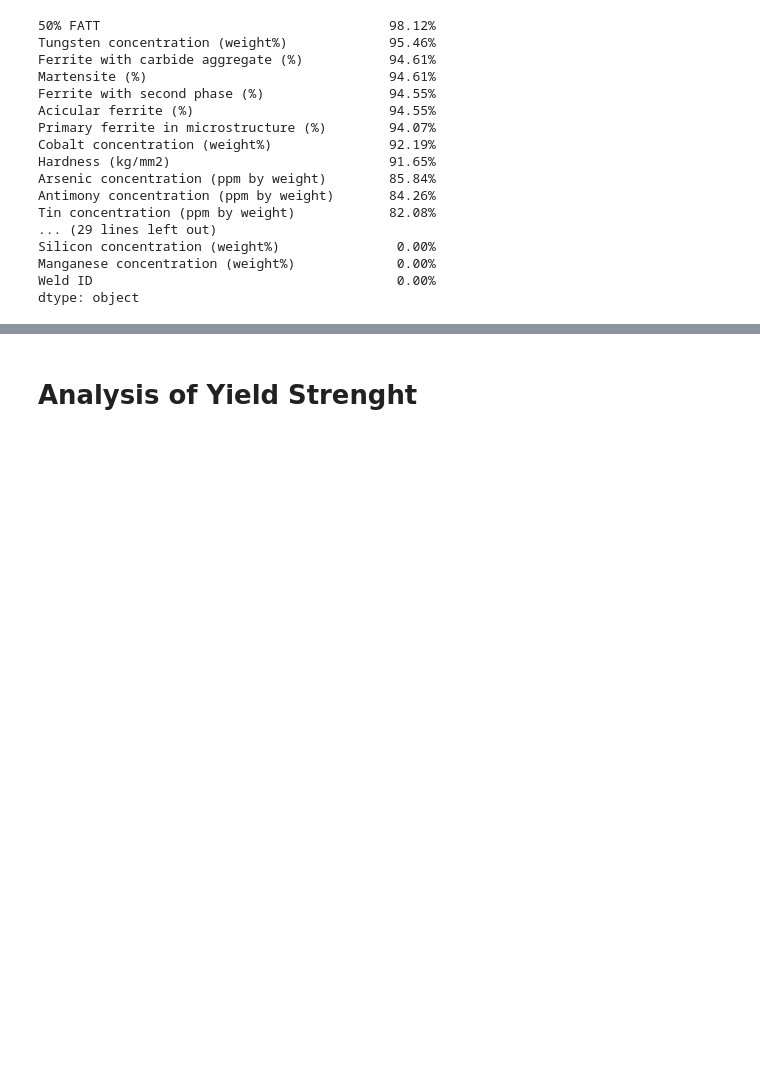
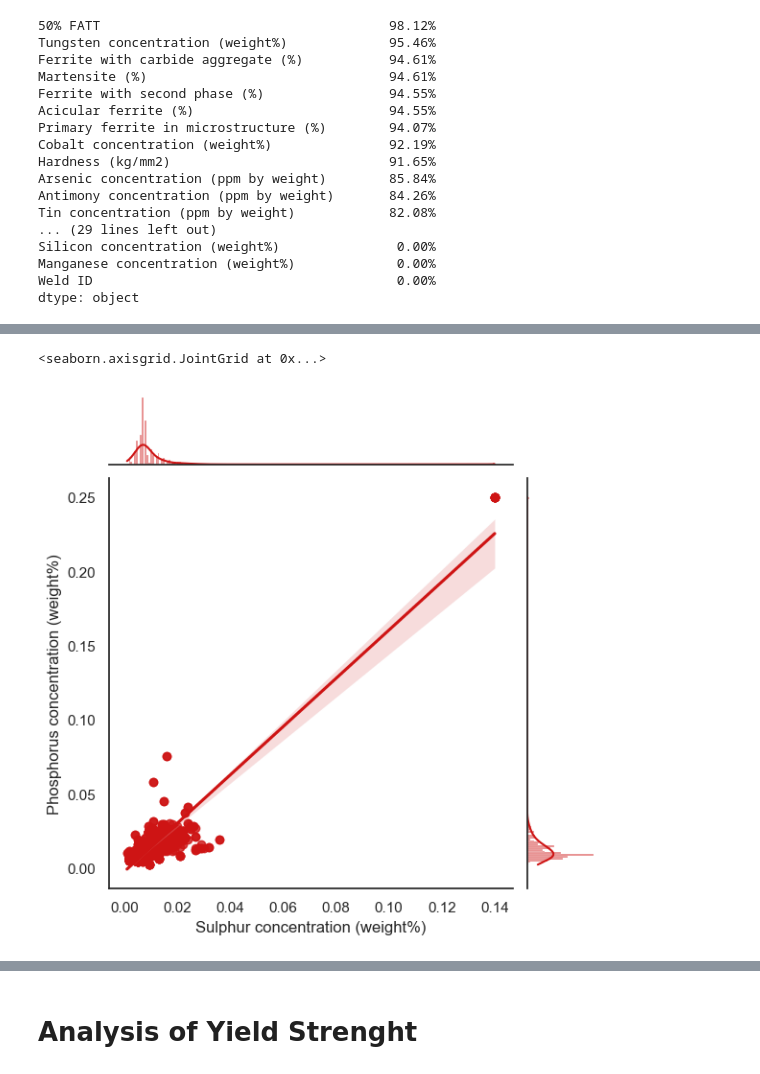
Before and after one commit to LucasTramonte/Welding-Quality-Prediction, a Jupyter notebook: main.ipynb, the cells around one changed output, grey strips where cells are left out. Drawn from its saved outputs; the diff is of its cells as text; code cells hidden in the pictures; blank space fills up the shorter version.

```diff
--- a/main.ipynb
+++ b/main.ipynb
@@ -246,0 +291,5 @@ array([[<Axes: title={'center': 'Carbon concentration (weight%)'}>,
+# %%
+sns.jointplot(data = data_numeric, x = "Sulphur concentration (weight%)",y = "Phosphorus concentration (weight%)", kind="reg", color="#ce1414")
+# %% [output]
+<seaborn.axisgrid.JointGrid at 0x...>
+[figure, added]
```
Also changed, not shown: parts of 70 cells of this notebook.
